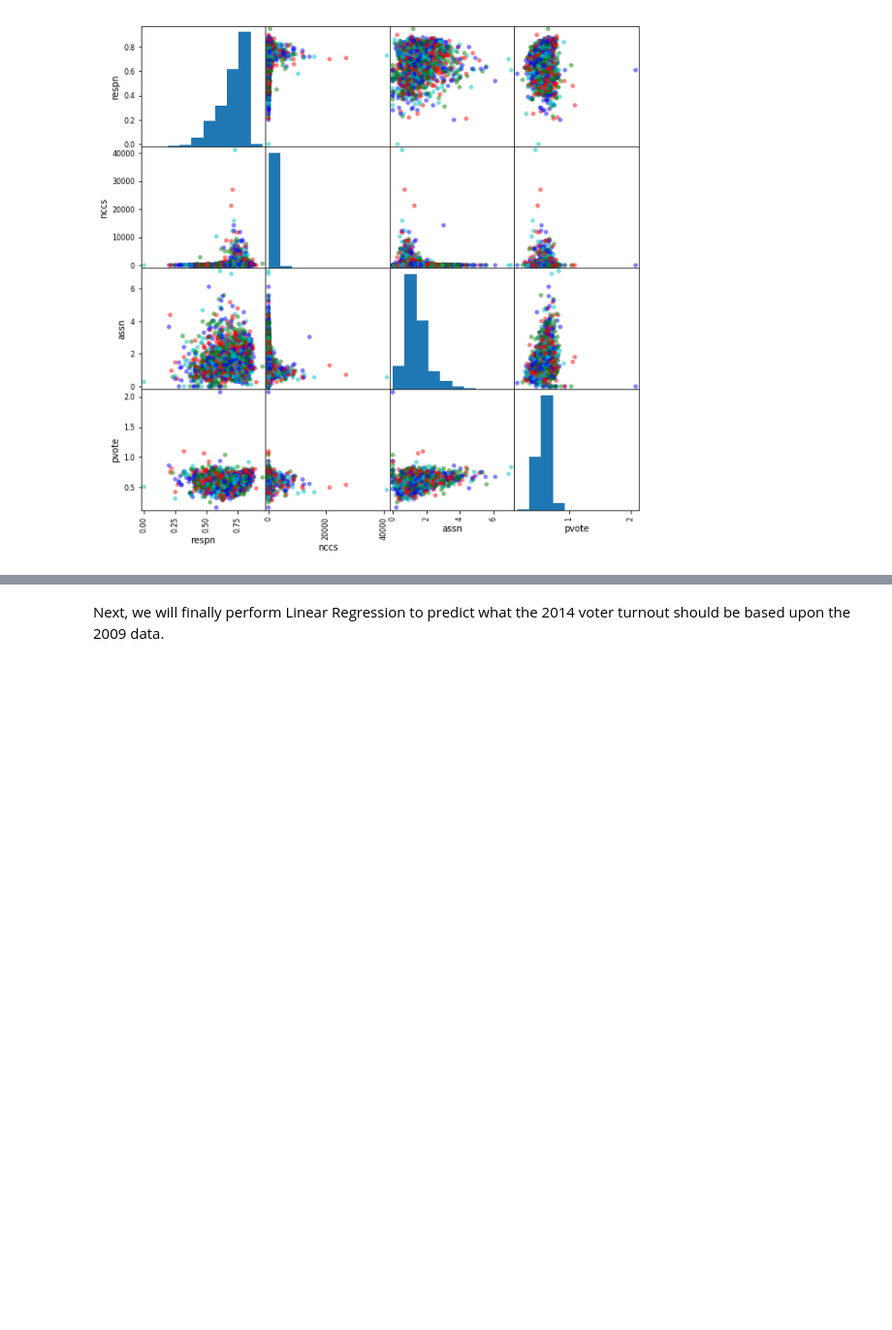
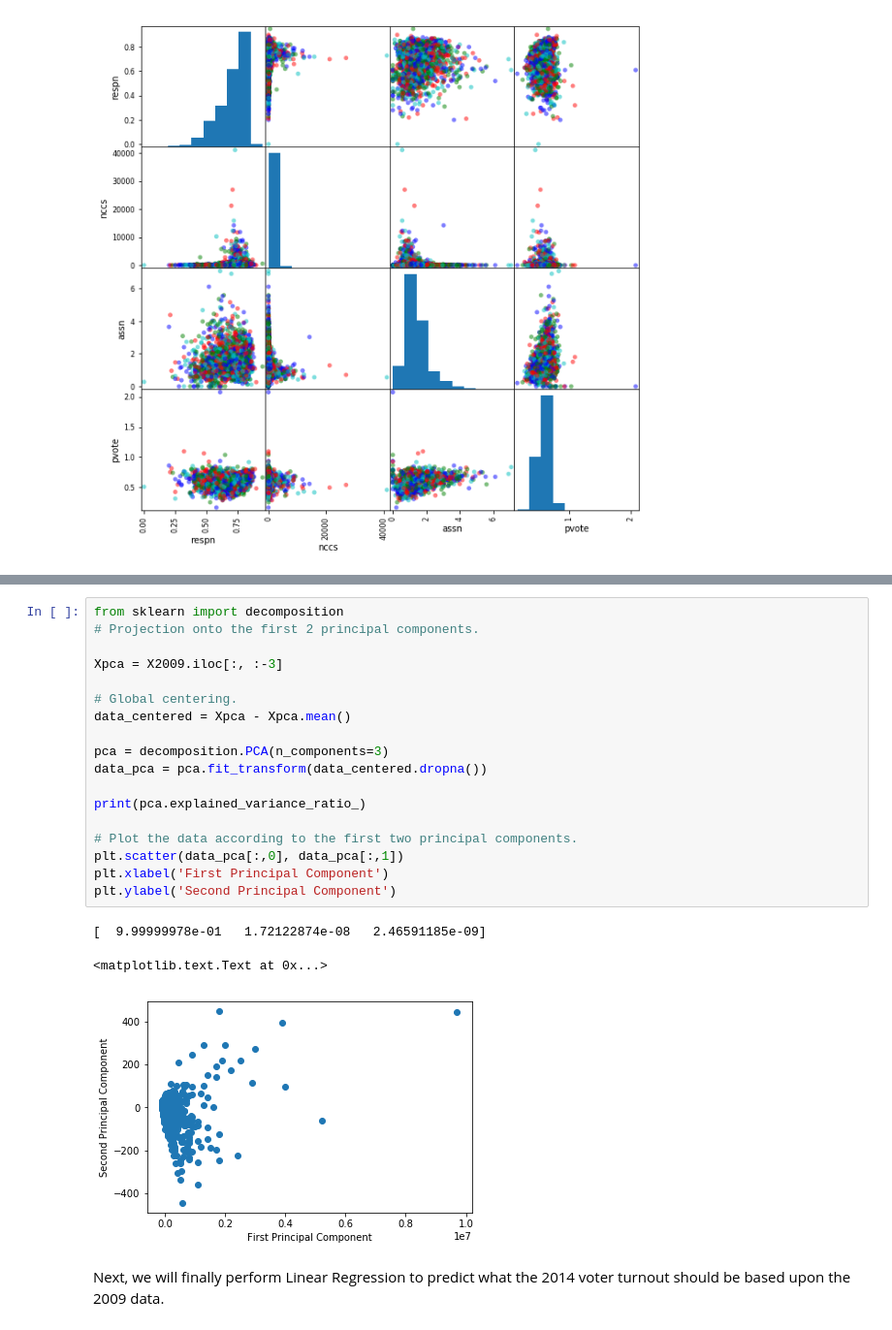
Before and after one commit to prathmj/SocialCapitalTurnoutStudy, a Jupyter notebook: Data Science Final Project.ipynb, the cells around one changed output, grey strips where cells are left out. Shown at 97% size. Saved outputs shown, nothing was run; the diff lists cells and outputs as text; blank space fills up the shorter version.

```diff
--- a/Data Science Final Project.ipynb
+++ b/Data Science Final Project.ipynb
@@ -174,3 +129,25 @@ plt.title("Scree Plot for Voter Turnout Data", fontsize=8)
+# %%
+from sklearn import decomposition
+# Projection onto the first 2 principal components.
+
+Xpca = X2009.iloc[:, :-3]
+
+# Global centering.
+data_centered = Xpca - Xpca.mean()
+
+pca = decomposition.PCA(n_components=3)
+data_pca = pca.fit_transform(data_centered.dropna())
+
+print(pca.explained_variance_ratio_)
+
+# Plot the data according to the first two principal components.
+plt.scatter(data_pca[:,0], data_pca[:,1])
+plt.xlabel('First Principal Component')
+plt.ylabel('Second Principal Component')
+# %% [output]
+[  9.99999978e-01   1.72122874e-08   2.46591185e-09]
+<matplotlib.text.Text at 0x...>
+[figure, added]
 # %% [markdown]
 Next, we will finally perform Linear Regression to predict what the 2014 voter turnout should be based upon the 2009 data.
 # %%
```
Also changed, not shown: parts of 10 cells of this notebook.
